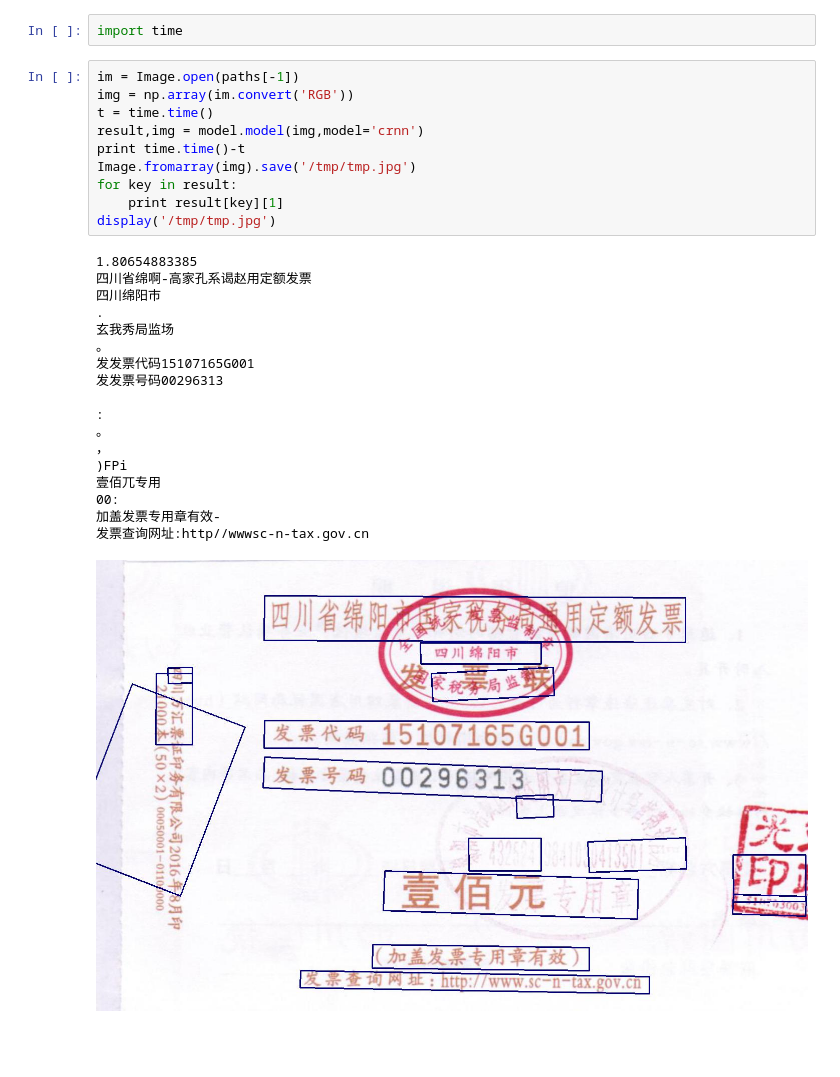
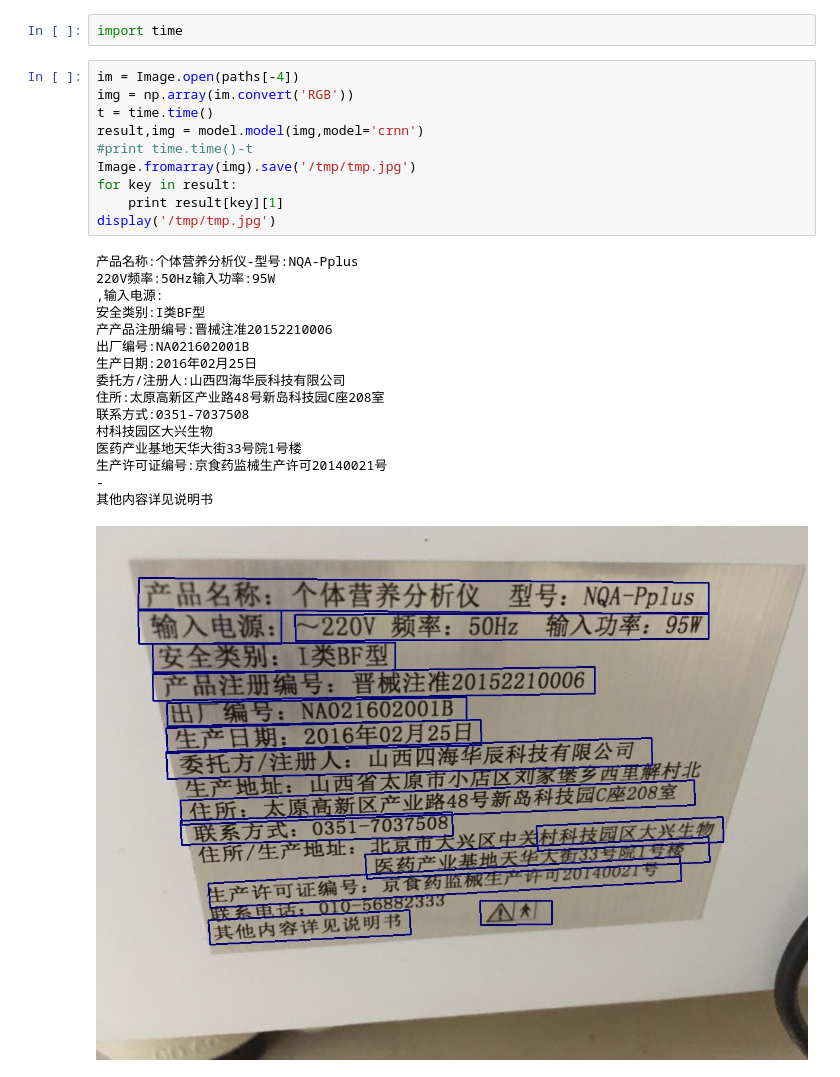
Before and after one commit to puqiu/chinses-ocr, a Jupyter notebook: demo.ipynb, the cells around one changed output. Saved outputs shown, nothing was run; the diff lists cells and outputs as text; blank space fills up the shorter version.

```diff
--- a/demo.ipynb
+++ b/demo.ipynb
@@ -34,31 +34,29 @@ paths
 # %%
 import time
 # %%
-im = Image.open(paths[-1])
+im = Image.open(paths[-4])
 img = np.array(im.convert('RGB'))
 t = time.time()
 result,img = model.model(img,model='crnn')
-print time.time()-t
+#print time.time()-t
 Image.fromarray(img).save('/tmp/tmp.jpg')
 for key in result:
     print result[key][1]
 display('/tmp/tmp.jpg')
 # %% [output]
-1.80654883385
-四川省绵啊-高家孔系谒赵用定额发票
-四川绵阳市
-.
-玄我秀局监场
-。
-发发票代码15107165G001
-发发票号码00296313
-
-:
-。
-，
-)FPi
-壹佰兀专用
-00:
-加盖发票专用章有效-
-发票查询网址:http//wwwsc-n-tax.gov.cn
+产品名称:个体营养分析仪-型号:NQA-Pplus
+220V频率:50Hz输入功率:95W
+,输入电源:
+安全类别:I类BF型
+产产品注册编号:晋械注准20152210006
+出厂编号:NA021602001B
+生产日期:2016年02月25日
+委托方/注册人:山西四海华辰科技有限公司
+住所:太原高新区产业路48号新岛科技园C座208室
+联系方式:0351-7037508
+村科技园区大兴生物
+医药产业基地天华大街33号院1号楼
+生产许可证编号:京食药监械生产许可20140021号
+-
+其他内容详见说明书
-[figure, old version]
+[figure, new version]
```
Also changed, not shown: 2 other files.
